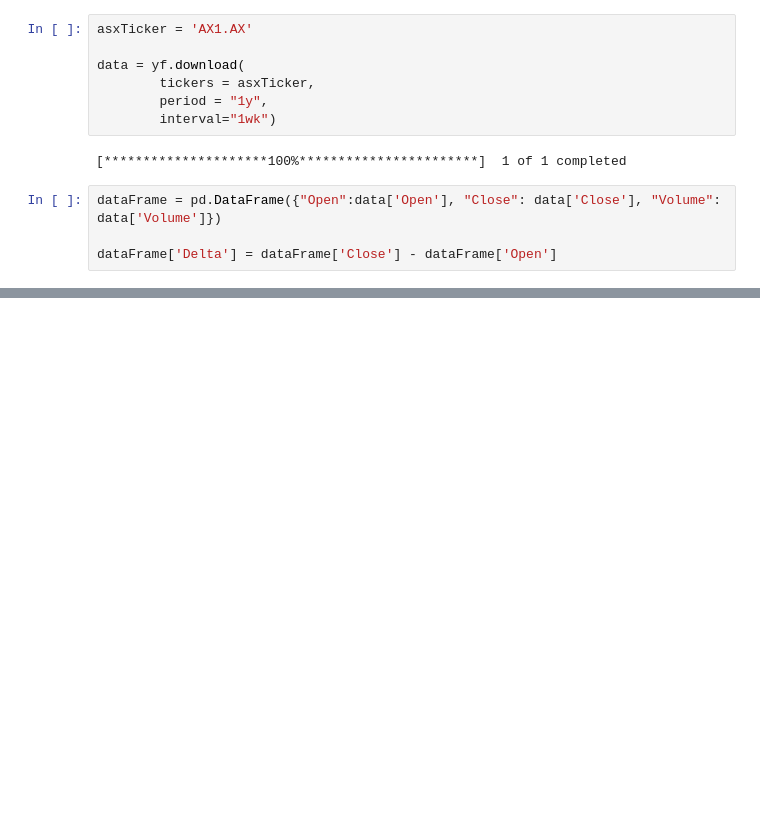
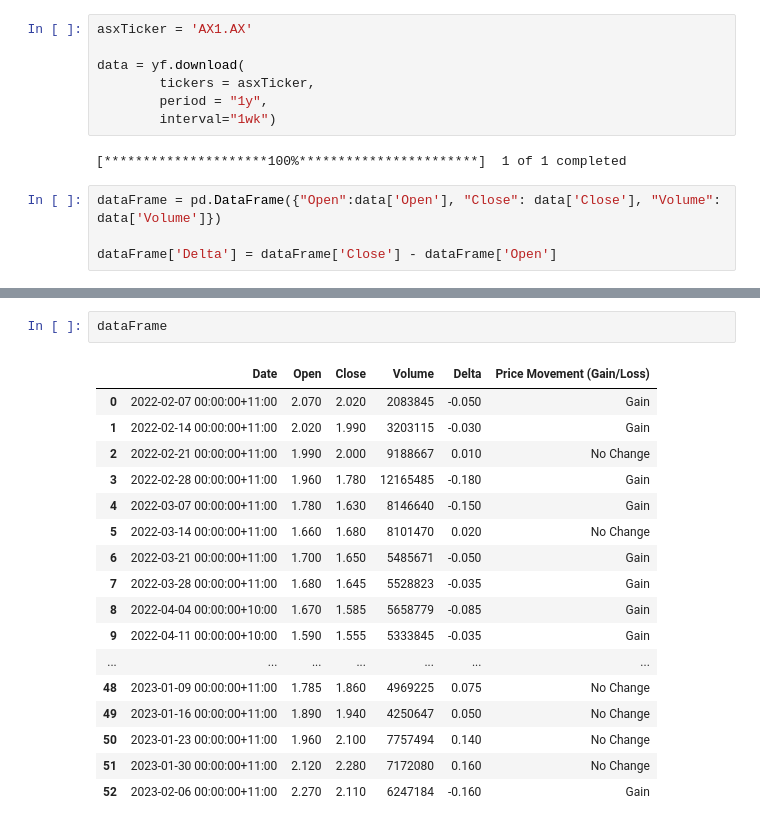
Before and after one commit to mjjohnson94/Discounted-Cash-Flow-Model-, a Jupyter notebook: AX1 - Technical Analysis .ipynb, the cells around one changed output, grey strips where cells are left out. Cells and saved outputs as stored; diff of their text form; blank space fills up the shorter version.

```diff
--- a/AX1 - Technical Analysis .ipynb
+++ b/AX1 - Technical Analysis .ipynb
@@ -43,0 +43,20 @@ dataFrame['Price Movement (Gain/Loss)'] = dataFrame.apply(func, axis=1)
+# %%
+dataFrame
+# %% [output]
+|  | Date | Open | Close | Volume | Delta | Price Movement (Gain/Loss) |
+| 0 | 2022-02-07 00:00:00+11:00 | 2.070 | 2.020 | 2083845 | -0.050 | Gain |
+| 1 | 2022-02-14 00:00:00+11:00 | 2.020 | 1.990 | 3203115 | -0.030 | Gain |
+| 2 | 2022-02-21 00:00:00+11:00 | 1.990 | 2.000 | 9188667 | 0.010 | No Change |
+| 3 | 2022-02-28 00:00:00+11:00 | 1.960 | 1.780 | 12165485 | -0.180 | Gain |
+| 4 | 2022-03-07 00:00:00+11:00 | 1.780 | 1.630 | 8146640 | -0.150 | Gain |
+| 5 | 2022-03-14 00:00:00+11:00 | 1.660 | 1.680 | 8101470 | 0.020 | No Change |
+| 6 | 2022-03-21 00:00:00+11:00 | 1.700 | 1.650 | 5485671 | -0.050 | Gain |
+| 7 | 2022-03-28 00:00:00+11:00 | 1.680 | 1.645 | 5528823 | -0.035 | Gain |
+| 8 | 2022-04-04 00:00:00+10:00 | 1.670 | 1.585 | 5658779 | -0.085 | Gain |
+| 9 | 2022-04-11 00:00:00+10:00 | 1.590 | 1.555 | 5333845 | -0.035 | Gain |
+| ... | ... | ... | ... | ... | ... | ... |
+| 48 | 2023-01-09 00:00:00+11:00 | 1.785 | 1.860 | 4969225 | 0.075 | No Change |
+| 49 | 2023-01-16 00:00:00+11:00 | 1.890 | 1.940 | 4250647 | 0.050 | No Change |
+| 50 | 2023-01-23 00:00:00+11:00 | 1.960 | 2.100 | 7757494 | 0.140 | No Change |
+| 51 | 2023-01-30 00:00:00+11:00 | 2.120 | 2.280 | 7172080 | 0.160 | No Change |
+| 52 | 2023-02-06 00:00:00+11:00 | 2.270 | 2.110 | 6247184 | -0.160 | Gain |
```
Also changed, not shown: parts of 2 cells of this notebook.
